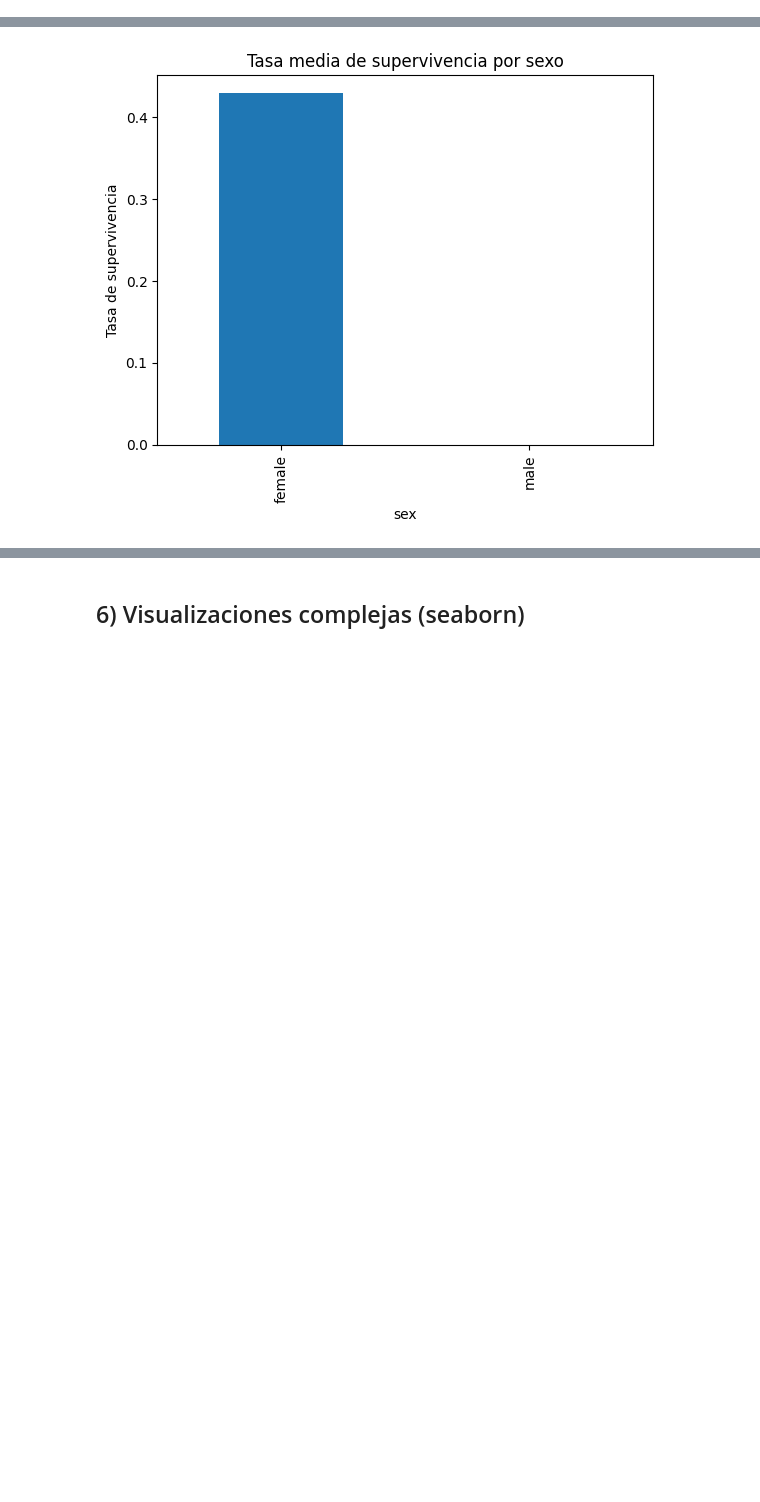
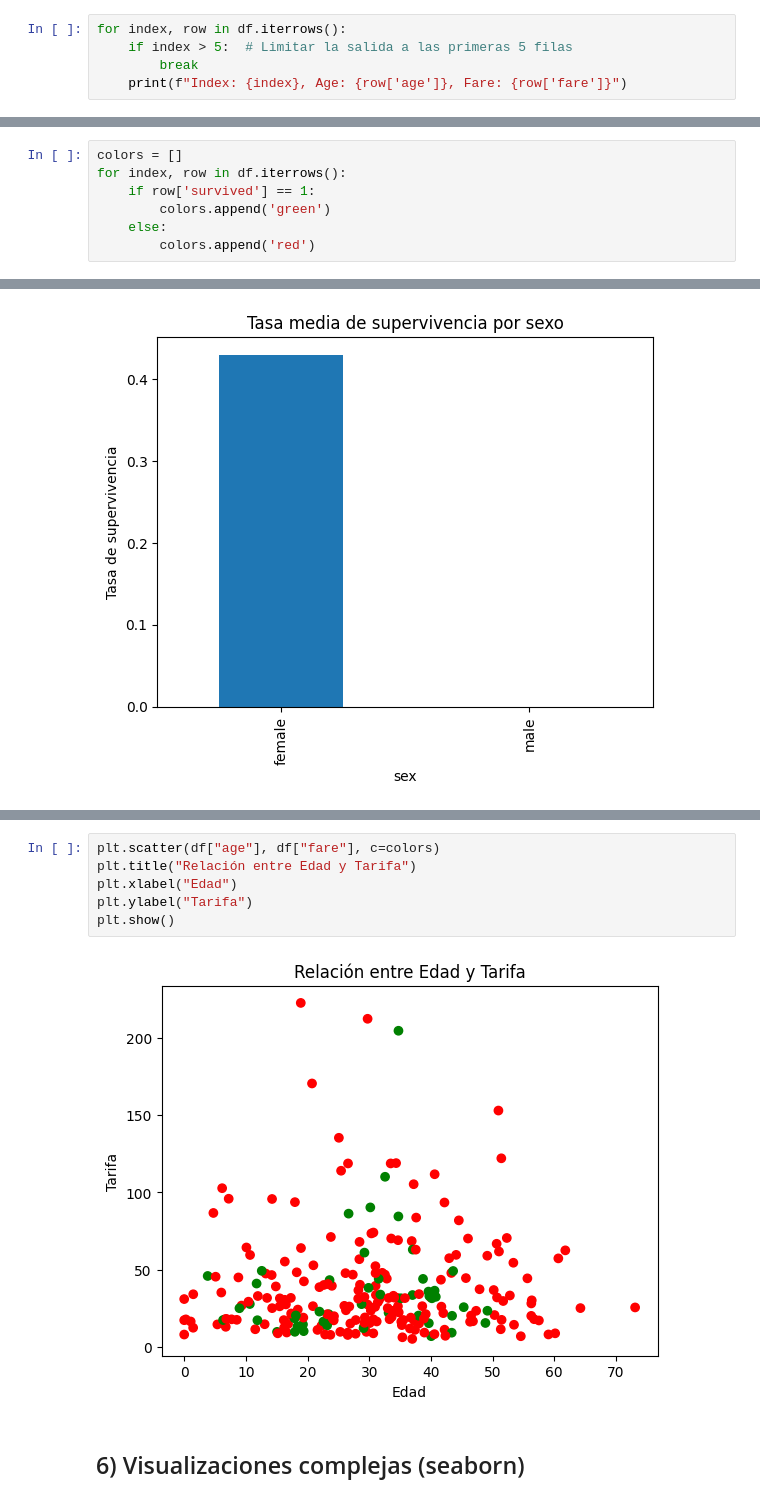
Before and after one commit to steestor/course-python-ml, a Jupyter notebook: notebooks/S1_A1_Entorno_y_Stack.ipynb, the cells around one changed output, grey strips where cells are left out. Cells and saved outputs as stored; diff of their text form; blank space fills up the shorter version.

```diff
--- a/notebooks/S1_A1_Entorno_y_Stack.ipynb
+++ b/notebooks/S1_A1_Entorno_y_Stack.ipynb
@@ -235,0 +372,5 @@ Top 5 por fare:
+# %%
+for index, row in df.iterrows():
+    if index > 5:  # Limitar la salida a las primeras 5 filas
+        break
+    print(f"Index: {index}, Age: {row['age']}, Fare: {row['fare']}")
@@ -236,3 +400,10 @@ Top 5 por fare:
+# %%
+colors = []
+for index, row in df.iterrows():
+    if row['survived'] == 1:
+        colors.append('green')
+    else:
+        colors.append('red')
 # %% [markdown]
 ## 5) Visualizaciones rápidas (matplotlib)
 # %%
@@ -263,3 +442,11 @@ plt.show()
+# %%
+plt.scatter(df["age"], df["fare"], c=colors)
+plt.title("Relación entre Edad y Tarifa")
+plt.xlabel("Edad")
+plt.ylabel("Tarifa")
+plt.show()
+# %% [output]
+[figure, added]
 # %% [markdown]
 ## 6) Visualizaciones complejas (seaborn)
 # %%
```
Also changed, not shown: parts of 20 cells of this notebook, 1 other file.
